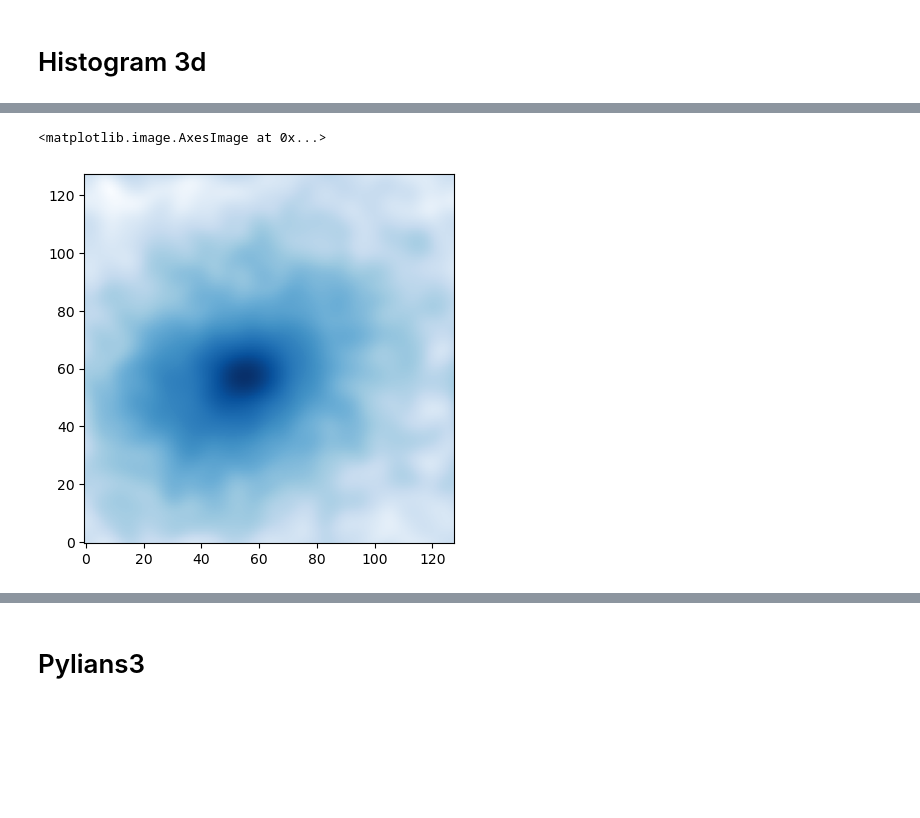
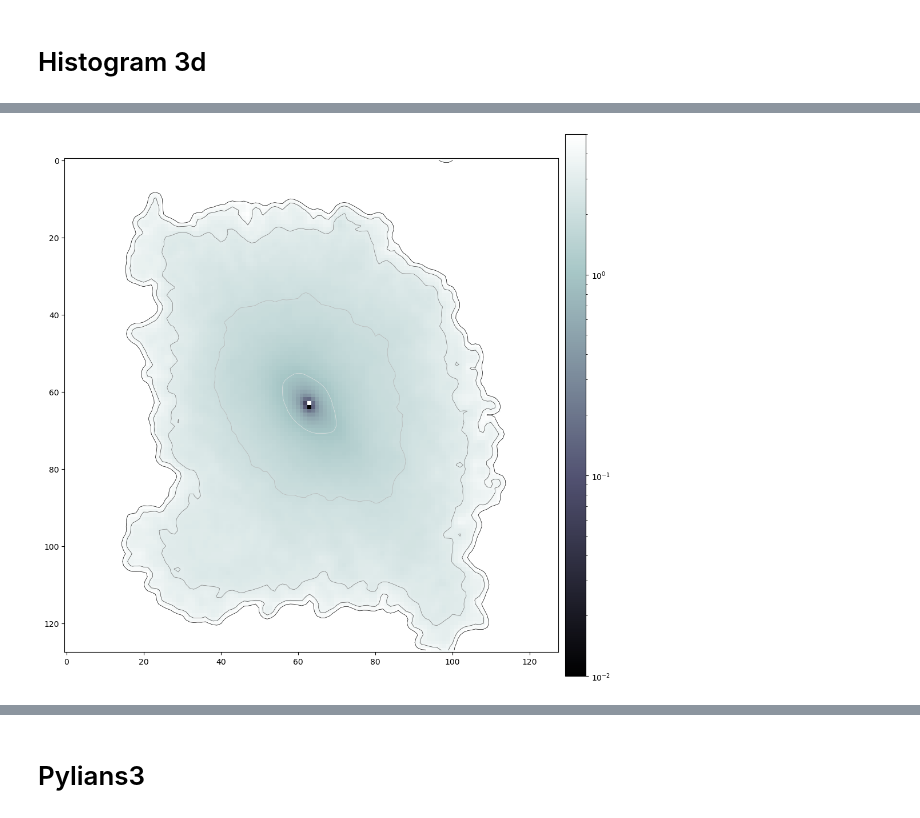
Before and after one commit to SergeiDBykov/self_supervised_halos, a Jupyter notebook: notebooks/question_pylians/pylians3_question.ipynb, the cells around one changed output, grey strips where cells are left out. Saved outputs shown, nothing was run; the diff lists cells and outputs as text; code cells hidden in the pictures; blank space fills up the shorter version.

```diff
--- a/notebooks/question_pylians/pylians3_question.ipynb
+++ b/notebooks/question_pylians/pylians3_question.ipynb
@@ -55,17 +56,42 @@ print(test_hist, test_count)
 # %%
 
-R = 1 #kpc/h
+R = 5 #kpc/h
 #Filter = 'Top-Hat'
 Filter = 'Gaussian'
 threads = 28
 
 hist_32 = hist.astype(np.float32)
 
+# #pylians3 https://pylians3.readthedocs.io/en/master/construction.html
+
 W_k = pylians_SL.FT_filter(max_size, R, grid_size, Filter, threads)
 
 hist_smoothed_32 = pylians_SL.field_smoothing(hist_32, W_k, threads)
 
-plt.imshow(np.log10(hist_smoothed_32.sum(axis=2)), origin='lower', cmap='Blues')
+hist_smoothed_32[hist_smoothed_32 < 0] = 0
-# %% [output]
-<matplotlib.image.AxesImage at 0x...>
-[figure, removed]
+# %%
+from pylab import figure, cm
+from matplotlib.colors import LogNorm
+
+# C = some matrix
+f = figure(figsize=(12, 12))
+ax = f.add_axes([0.17, 0.02, 0.72, 0.79])
+axcolor = f.add_axes([0.90, 0.02, 0.03, 0.79])
+
+
+map_2d = hist_smoothed_32.sum(axis=1)
+#map_2d = hist.sum(axis=0)
+#map_2d[map_2d==0] = np.nan
+
+map_2d = np.log10(map_2d/np.nanmax(map_2d))
+
+im = ax.imshow(-map_2d, cmap='bone', norm=LogNorm(vmin=0.01, vmax=5))
+ax.contour(-map_2d, levels=[0,1,2,3,4,5], cmap='Greys', linewidths=0.5)
+
+#t = [0.01, 0.1, 0.2, 0.4, 0.6, 0.8, 1.0]
+#f.colorbar(im, cax=axcolor, ticks=t, format="$%.2f$")
+f.colorbar(im, cax=axcolor)
+
+f.show()
+# %% [output]
+[figure, added]
```
Also changed, not shown: parts of 4 cells of this notebook, 1 other file.
